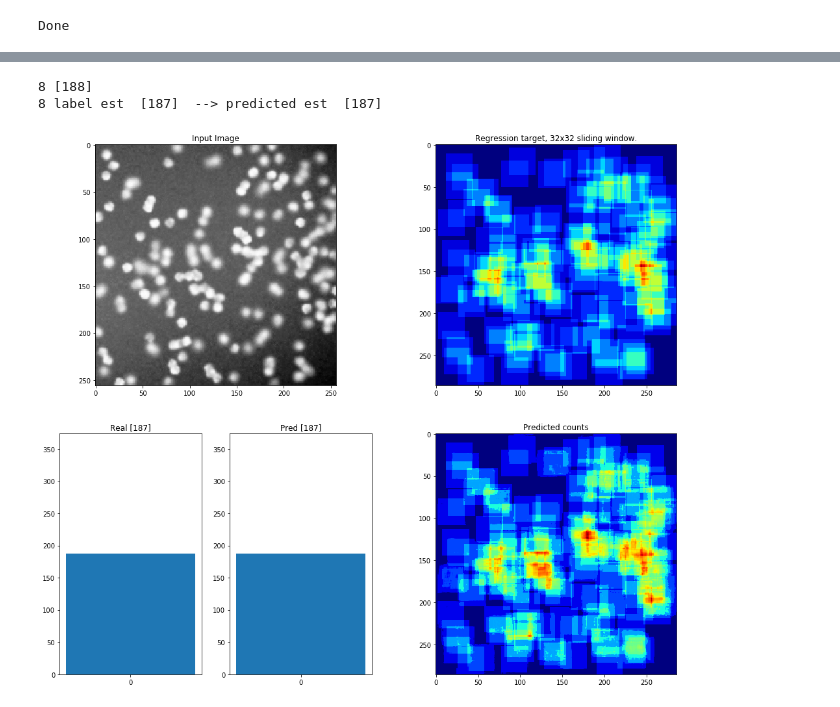
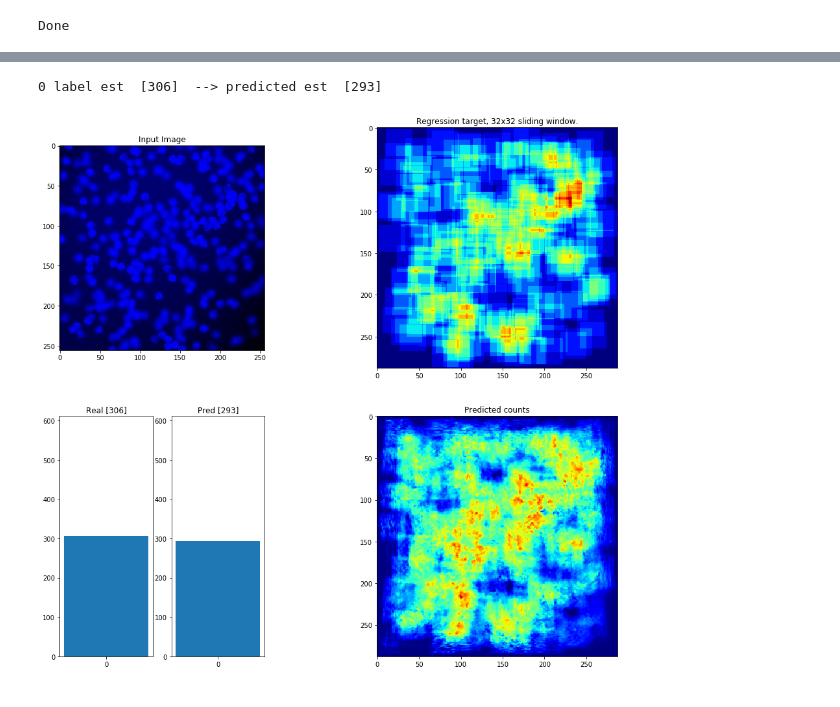
Before and after one commit to gvvynplaine/NeuralNetwork-Examples, a Jupyter notebook: theano/counting/count-ception.ipynb, the cells around one changed output, grey strips where cells are left out. Drawn from its saved outputs; the diff is of its cells as text; code cells hidden in the pictures.

```diff
--- a/theano/counting/count-ception.ipynb
+++ b/theano/counting/count-ception.ipynb
@@ -238 +268,11 @@ def getTrainingExampleCells(img_raw, labelPath, base_x,  base_y, stride):
     return img, labels, count
+# %%
+import glob
+imgs = []
+for filename in glob.iglob(args.data + "/*dots.png"):
+    imgg = filename.replace("dots","cell")
+    imgs.append([imgg,filename])
+
+if len(imgs) == 0:
+    print "Issue with dataset"
+    sys.exit()
@@ -305,6 +324,0 @@ def getTrainingExampleCells(img_raw, labelPath, base_x,  base_y, stride):
-# %%
-import glob
-imgs = []
-for filename in glob.iglob('cells/*cell.png'):
-    xml = filename.split("cell.png")[0] + "dots.png"
-    imgs.append([filename,xml])
@@ -438,5 +504,5 @@ Total cells in testing [ 17026.]
 # %%
-#to make video: ffmpeg -i image-0-%d-cell.png -vcodec libx264 aout.mp4
+#to make video: ffmpeg -i images-cell/image-0-%d-cell.png -vcodec libx264 aout.mp4
 def processImages(name, i):
     fig = plt.Figure(figsize=(18, 9), dpi=160)
     gcf = plt.gcf()
@@ -445,19 +511,22 @@ def processImages(name, i):
 
     (img, lab, count) = dataset[i]
 
-    print str(i),count
-    pcount = classify([[img]], [0])[0]
+    #print str(i),count
+    pcount = classify([img.transpose((2,0,1))], [0])[0]
 
     lab_est = [(l.sum()/(ef)).astype(np.int) for l in lab]
+
+    #print lab_est
+
     pred_est = [(l.sum()/(ef)).astype(np.int) for l in pcount]
 
     print str(i),"label est ",lab_est," --> predicted est ",pred_est
 
-    ax2 = plt.subplot2grid((2,4), (0, 0), colspan=2)
-    ax3 = plt.subplot2grid((2,4), (0, 2), colspan=3)
-    ax4 = plt.subplot2grid((2,4), (1, 2), colspan=3)
-    ax5 = plt.subplot2grid((2,4), (1, 0), rowspan=1)
-    ax6 = plt.subplot2grid((2,4), (1, 1), rowspan=1)
+    ax2 = plt.subplot2grid((2,6), (0, 0), colspan=2)
+    ax3 = plt.subplot2grid((2,6), (0, 2), colspan=5)
+    ax4 = plt.subplot2grid((2,6), (1, 2), colspan=5)
+    ax5 = plt.subplot2grid((2,6), (1, 0), rowspan=1)
+    ax6 = plt.subplot2grid((2,6), (1, 1), rowspan=1)
 
     ax2.set_title("Input Image")
     ax2.imshow(img, interpolation='none', cmap='Greys_r')
@@ -474,8 +543,9 @@ def processImages(name, i):
     ax6.set_ylim((0, np.max(lab_est)*2))
     ax6.set_xticks(np.arange(0, noutputs, 1.0))
     ax6.bar(range(noutputs),pred_est, align='center')
-
-    fig.savefig('images-cell/image-' + str(i) + "-" + name + '.png')
+    if not os.path.exists('images-cell'):
+        os.mkdir('images-cell')
+    fig.savefig('images-cell/image-' + str(i) + "-" + name + '.png', bbox_inches='tight', pad_inches=0)
 # %%
 import pickle, os
 
@@ -690,10 +743,9 @@ plt.legend()
 # %%
 %matplotlib inline
-processImages('test',8)
+processImages('test',0)
 # %% [output]
-8 [188]
-8 label est  [187]  --> predicted est  [187]
+0 label est  [306]  --> predicted est  [293]
-[figure, old version]
+[figure, new version]
 # %%
 %matplotlib inline
 processImages('test',1)
```
Also changed, not shown: parts of 46 cells of this notebook, 1 other file.
